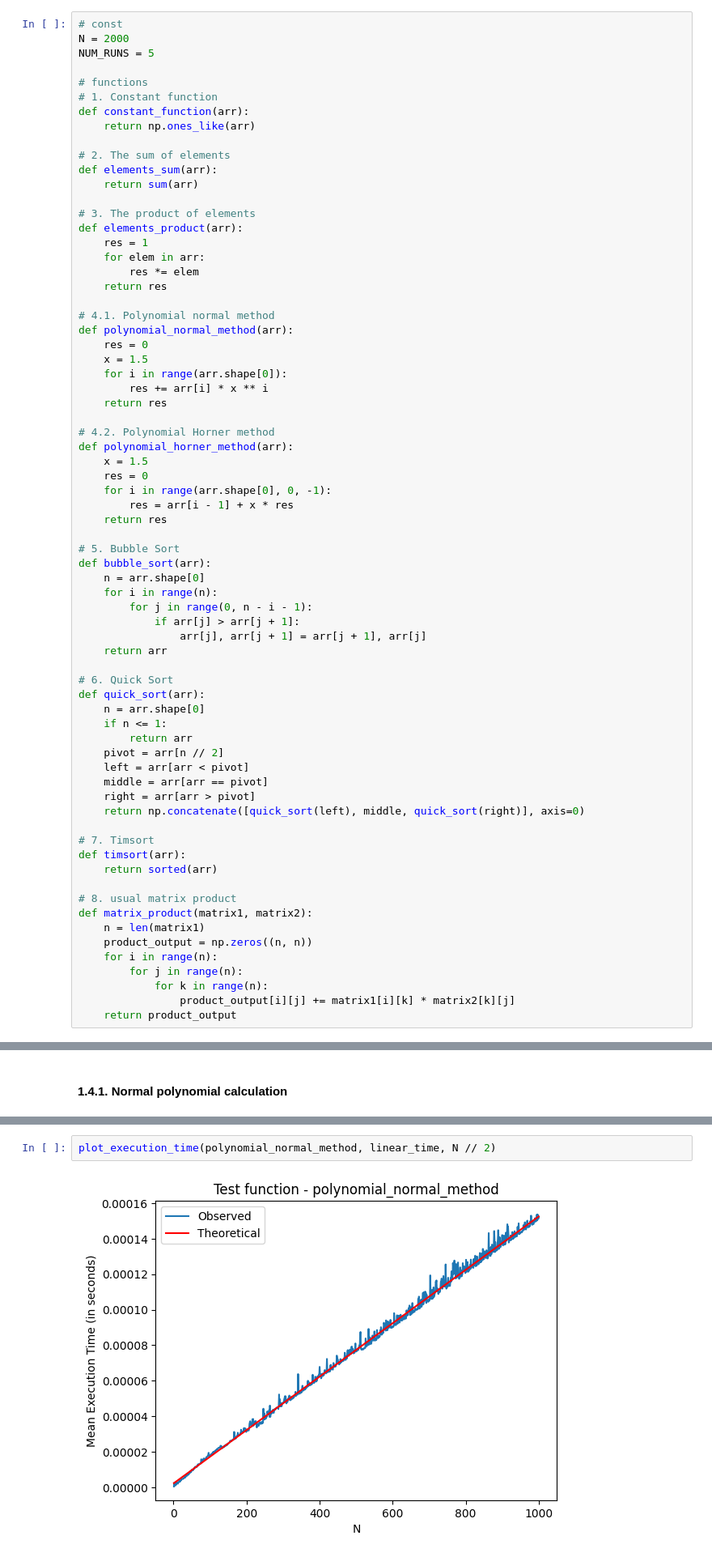
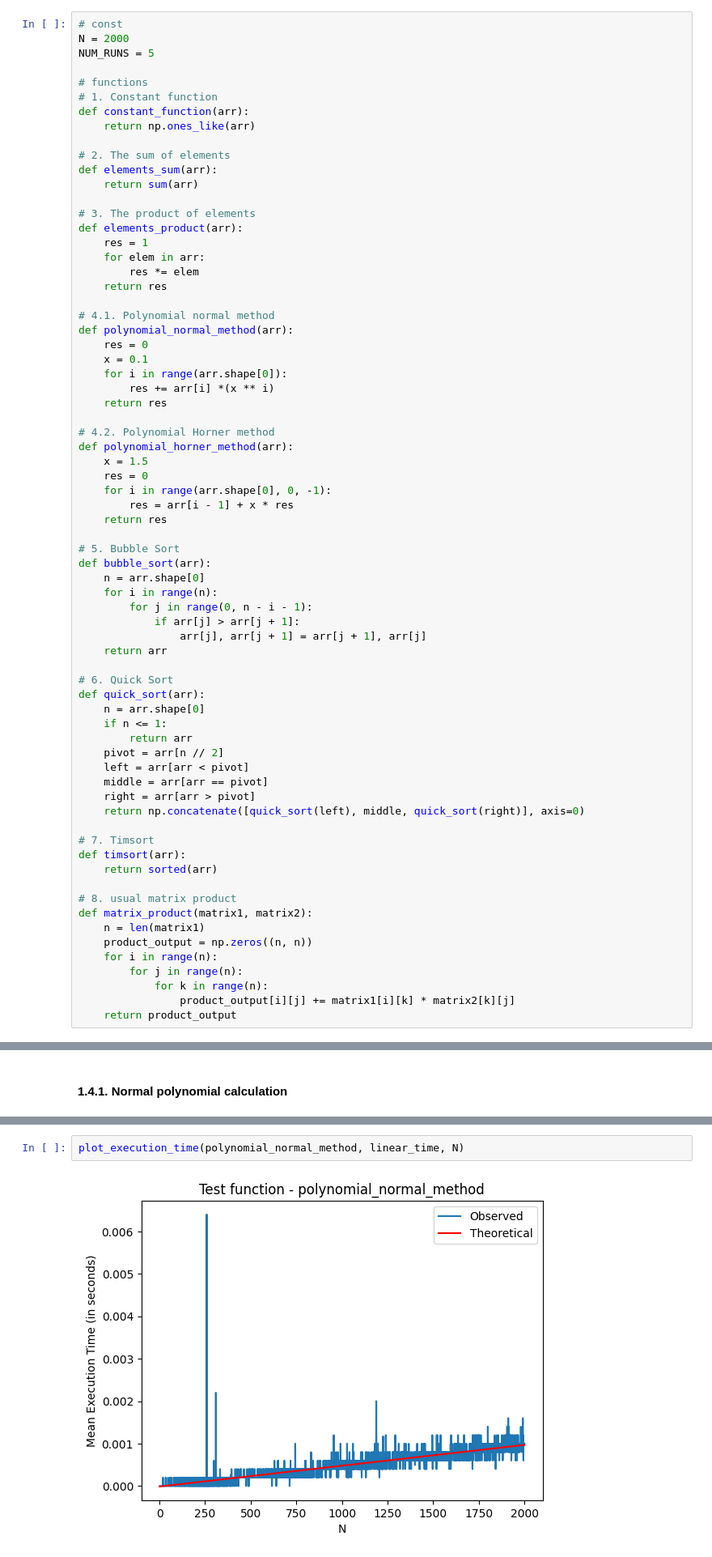
Before and after one commit to Swedist/study_itmo, a Jupyter notebook: algorithms/task_1.ipynb, the cells around one changed output, grey strips where cells are left out. Shown at 81% size. Drawn from its saved outputs; the diff is of its cells as text.

```diff
--- a/algorithms/task_1.ipynb
+++ b/algorithms/task_1.ipynb
@@ -33,9 +33,9 @@ def elements_product(arr):
 # 4.1. Polynomial normal method
 def polynomial_normal_method(arr):
     res = 0
-    x = 1.5
+    x = 0.1
     for i in range(arr.shape[0]):
-        res += arr[i] * x ** i
+        res += arr[i] *(x ** i)
     return res
 
 # 4.2. Polynomial Horner method
@@ -195,7 +200,7 @@ plot_execution_time(elements_product, linear_time, N)
 # %%
-plot_execution_time(polynomial_normal_method, linear_time, N // 2)
+plot_execution_time(polynomial_normal_method, linear_time, N)
 # %% [output]
-[figure, old version]
+[figure, new version]
 # %% [markdown]
 #### 1.4.2. Horner’s method of polynomial calculation
 # %%
```
Also changed, not shown: parts of 5 cells of this notebook, 1 other file.
